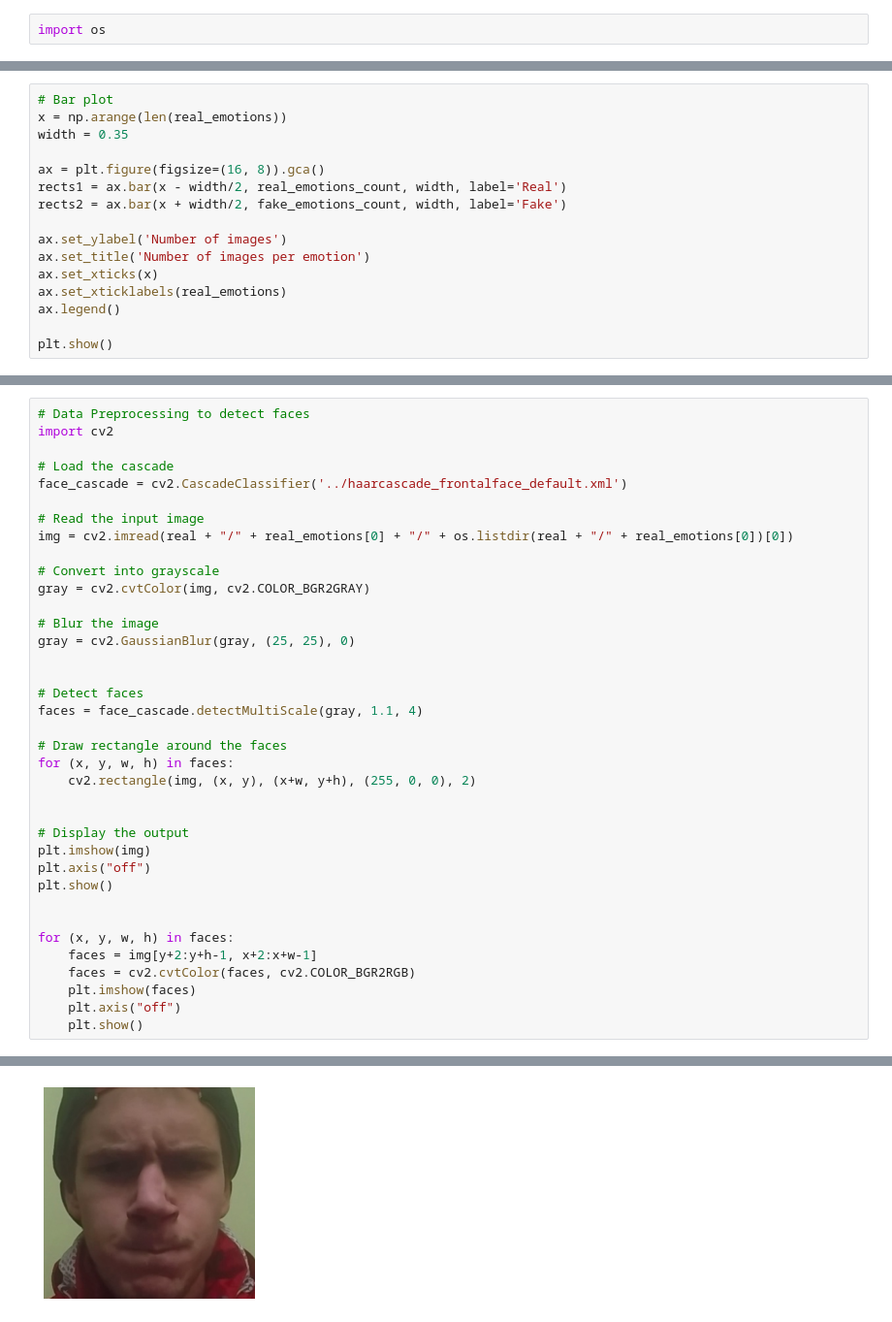
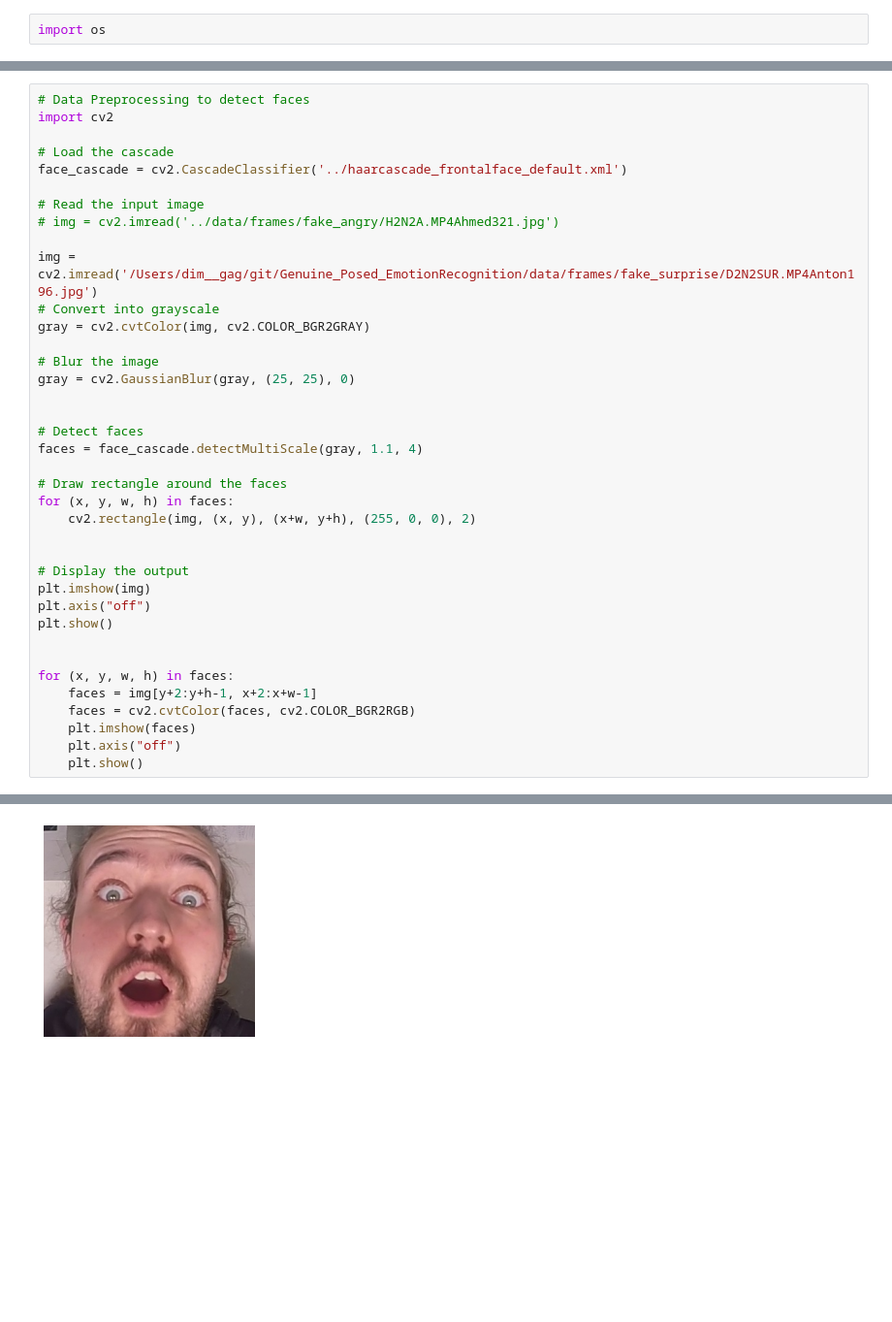
Before and after one commit to dimgag/Genuine_Posed_EmotionRecognition, a Jupyter notebook: notebooks/notebook.ipynb, the cells around one changed output, grey strips where cells are left out. Shown at 97% size. Saved outputs shown, nothing was run; the diff lists cells and outputs as text; blank space fills up the shorter version.

```diff
--- a/notebooks/notebook.ipynb
+++ b/notebooks/notebook.ipynb
@@ -75,16 +2,0 @@ for emotion in fake_emotions:
-# %%
-# Bar plot
-x = np.arange(len(real_emotions))
-width = 0.35
-
-ax = plt.figure(figsize=(16, 8)).gca()
-rects1 = ax.bar(x - width/2, real_emotions_count, width, label='Real')
-rects2 = ax.bar(x + width/2, fake_emotions_count, width, label='Fake')
-
-ax.set_ylabel('Number of images')
-ax.set_title('Number of images per emotion')
-ax.set_xticks(x)
-ax.set_xticklabels(real_emotions)
-ax.legend()
-
-plt.show()
@@ -158,8 +56,9 @@ import cv2
 face_cascade = cv2.CascadeClassifier('../haarcascade_frontalface_default.xml')
 
 # Read the input image
-img = cv2.imread(real + "/" + real_emotions[0] + "/" + os.listdir(real + "/" + real_emotions[0])[0])
+# img = cv2.imread('../data/frames/fake_angry/H2N2A.MP4Ahmed321.jpg')
 
+img = cv2.imread('/Users/dim__gag/git/Genuine_Posed_EmotionRecognition/data/frames/fake_surprise/D2N2SUR.MP4Anton196.jpg')
 # Convert into grayscale
 gray = cv2.cvtColor(img, cv2.COLOR_BGR2GRAY)
 
@@ -192 +91 @@ for (x, y, w, h) in faces:
-[figure, old version]
+[figure, new version]
```
Also changed, not shown: parts of 17 cells of this notebook, 3 other files.
